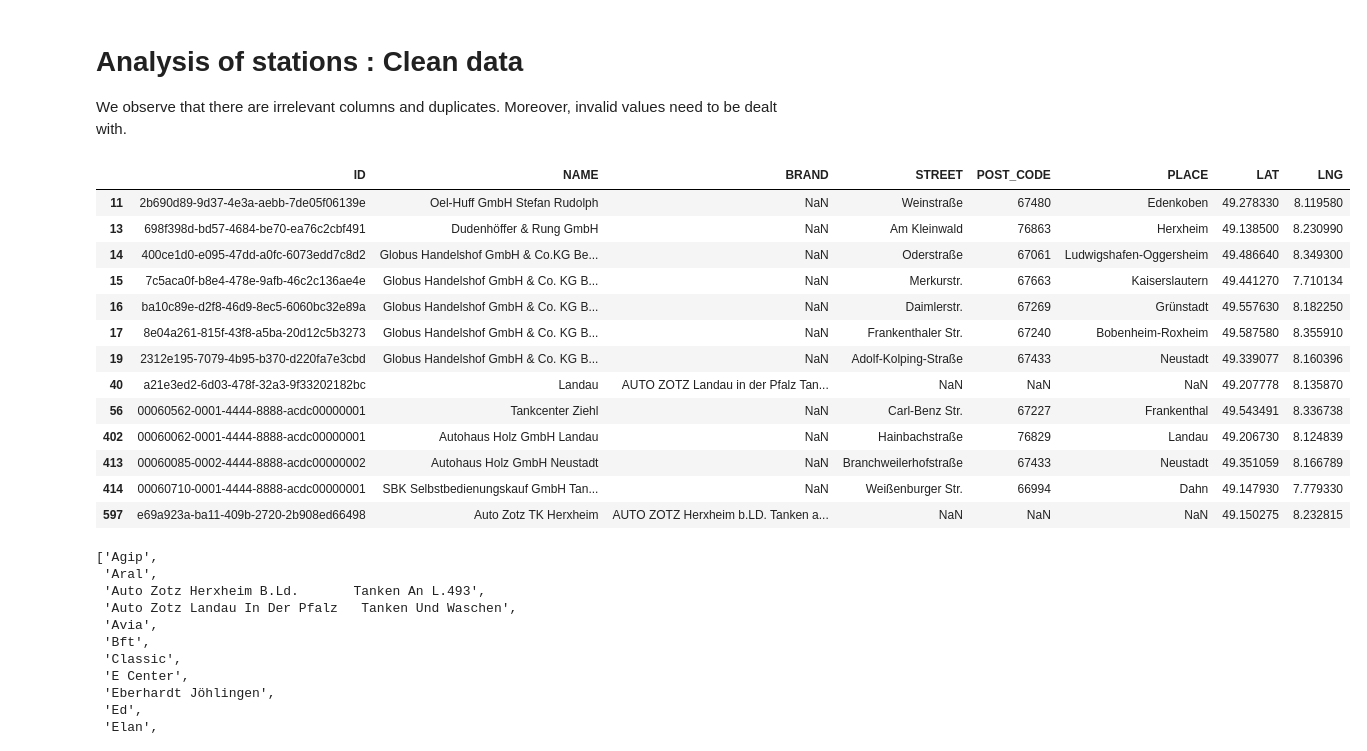
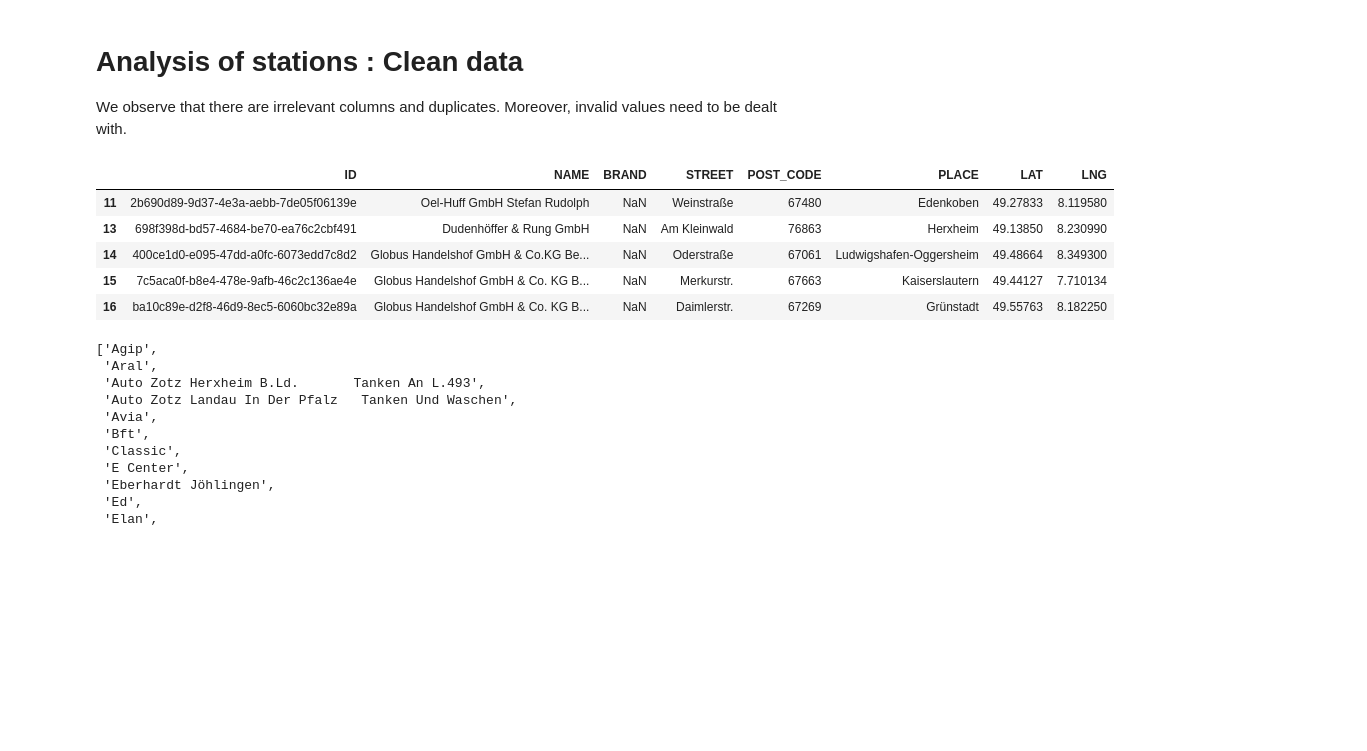
Before and after one commit to ds2019tukl/DS-2019-narayana-manjunath-reddy, a Jupyter notebook: Exercise 1.ipynb, the cells around one changed output. Cells and saved outputs as stored; diff of their text form; code cells hidden in the pictures; blank space fills up the shorter version.

```diff
--- a/Exercise 1.ipynb
+++ b/Exercise 1.ipynb
@@ -55,22 +51,14 @@ df_stations.drop_duplicates(inplace=True)
 # %%
 # Investigate about the null data
 null_data = df_stations[df_stations.isnull().any(axis=1)]
-null_data
+null_data.head()
 # %% [output]
 |  | ID | NAME | BRAND | STREET | POST_CODE | PLACE | LAT | LNG |
-| 11 | 2b690d89-9d37-4e3a-aebb-7de05f06139e | Oel-Huff GmbH Stefan Rudolph | NaN | Weinstraße | 67480 | Edenkoben | 49.278330 | 8.119580 |
-| 13 | 698f398d-bd57-4684-be70-ea76c2cbf491 | Dudenhöffer & Rung GmbH | NaN | Am Kleinwald | 76863 | Herxheim | 49.138500 | 8.230990 |
-| 14 | 400ce1d0-e095-47dd-a0fc-6073edd7c8d2 | Globus Handelshof GmbH & Co.KG Be... | NaN | Oderstraße | 67061 | Ludwigshafen-Oggersheim | 49.486640 | 8.349300 |
-| 15 | 7c5aca0f-b8e4-478e-9afb-46c2c136ae4e | Globus Handelshof GmbH & Co. KG B... | NaN | Merkurstr. | 67663 | Kaiserslautern | 49.441270 | 7.710134 |
-| 16 | ba10c89e-d2f8-46d9-8ec5-6060bc32e89a | Globus Handelshof GmbH & Co. KG B... | NaN | Daimlerstr. | 67269 | Grünstadt | 49.557630 | 8.182250 |
-| 17 | 8e04a261-815f-43f8-a5ba-20d12c5b3273 | Globus Handelshof GmbH & Co. KG B... | NaN | Frankenthaler Str. | 67240 | Bobenheim-Roxheim | 49.587580 | 8.355910 |
-| 19 | 2312e195-7079-4b95-b370-d220fa7e3cbd | Globus Handelshof GmbH & Co. KG B... | NaN | Adolf-Kolping-Straße | 67433 | Neustadt | 49.339077 | 8.160396 |
-| 40 | a21e3ed2-6d03-478f-32a3-9f33202182bc | Landau | AUTO ZOTZ Landau in der Pfalz Tan... | NaN | NaN | NaN | 49.207778 | 8.135870 |
-| 56 | 00060562-0001-4444-8888-acdc00000001 | Tankcenter Ziehl | NaN | Carl-Benz Str. | 67227 | Frankenthal | 49.543491 | 8.336738 |
-| 402 | 00060062-0001-4444-8888-acdc00000001 | Autohaus Holz GmbH Landau | NaN | Hainbachstraße | 76829 | Landau | 49.206730 | 8.124839 |
-| 413 | 00060085-0002-4444-8888-acdc00000002 | Autohaus Holz GmbH Neustadt | NaN | Branchweilerhofstraße | 67433 | Neustadt | 49.351059 | 8.166789 |
-| 414 | 00060710-0001-4444-8888-acdc00000001 | SBK Selbstbedienungskauf GmbH Tan... | NaN | Weißenburger Str. | 66994 | Dahn | 49.147930 | 7.779330 |
-| 597 | e69a923a-ba11-409b-2720-2b908ed66498 | Auto Zotz TK Herxheim | AUTO ZOTZ Herxheim b.LD. Tanken a... | NaN | NaN | NaN | 49.150275 | 8.232815 |
+| 11 | 2b690d89-9d37-4e3a-aebb-7de05f06139e | Oel-Huff GmbH Stefan Rudolph | NaN | Weinstraße | 67480 | Edenkoben | 49.27833 | 8.119580 |
+| 13 | 698f398d-bd57-4684-be70-ea76c2cbf491 | Dudenhöffer & Rung GmbH | NaN | Am Kleinwald | 76863 | Herxheim | 49.13850 | 8.230990 |
+| 14 | 400ce1d0-e095-47dd-a0fc-6073edd7c8d2 | Globus Handelshof GmbH & Co.KG Be... | NaN | Oderstraße | 67061 | Ludwigshafen-Oggersheim | 49.48664 | 8.349300 |
+| 15 | 7c5aca0f-b8e4-478e-9afb-46c2c136ae4e | Globus Handelshof GmbH & Co. KG B... | NaN | Merkurstr. | 67663 | Kaiserslautern | 49.44127 | 7.710134 |
+| 16 | ba10c89e-d2f8-46d9-8ec5-6060bc32e89a | Globus Handelshof GmbH & Co. KG B... | NaN | Daimlerstr. | 67269 | Grünstadt | 49.55763 | 8.182250 |
 # %%
 # Replace Invalid Streets and Places
 df_stations.update(df_stations[['STREET','PLACE']].fillna('Unknown'))
```
Also changed, not shown: parts of 24 cells of this notebook.
